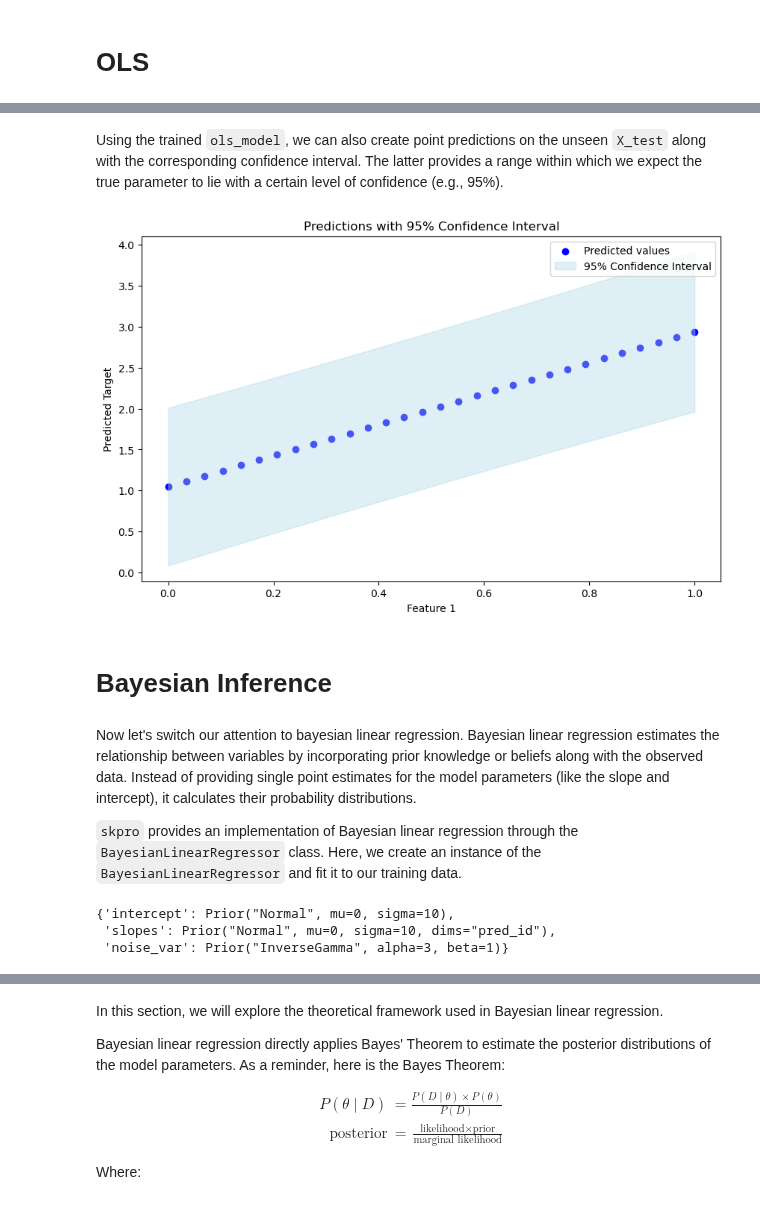
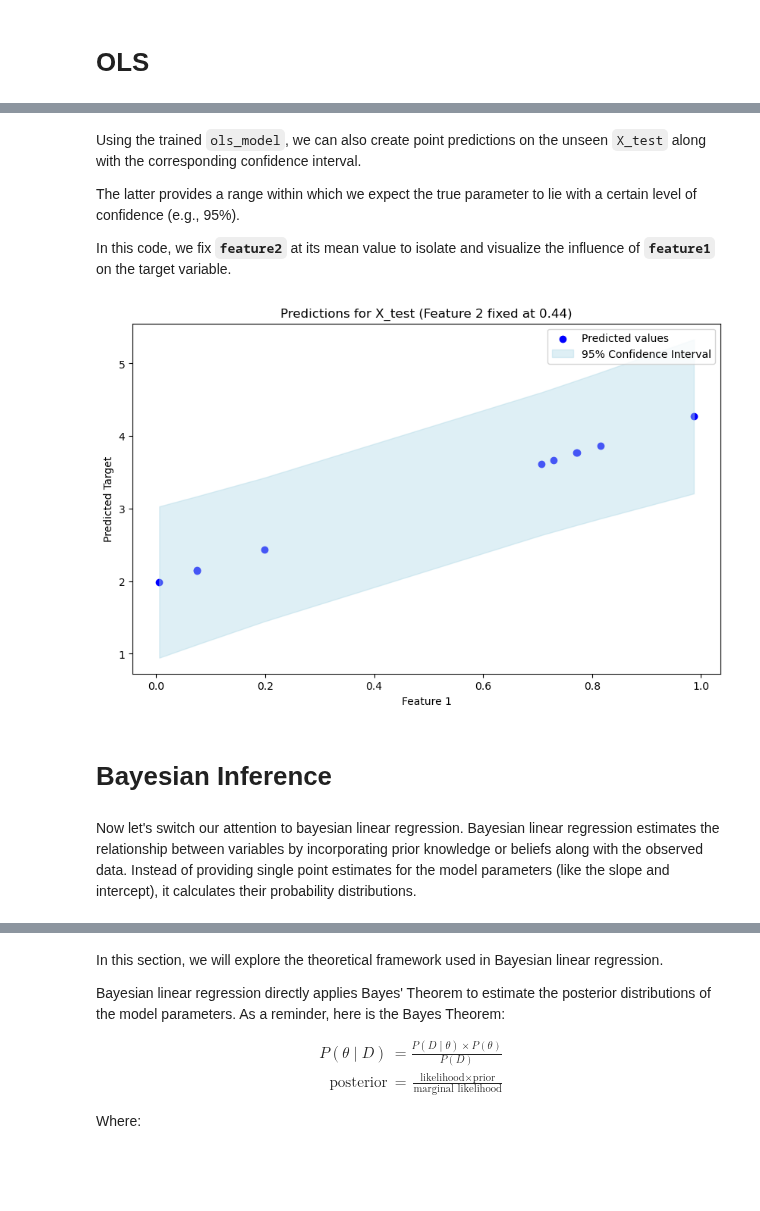
Before and after one commit to sktime/skpro, a Jupyter notebook: examples/04_BayesianLinearRegressor.ipynb, the cells around one changed output, grey strips where cells are left out. Saved outputs shown, nothing was run; the diff lists cells and outputs as text; code cells hidden in the pictures; blank space fills up the shorter version.

```diff
--- a/examples/04_BayesianLinearRegressor.ipynb
+++ b/examples/04_BayesianLinearRegressor.ipynb
@@ -107,6 +211,13 @@ We will also create synthetic testing data to evaluate the models' performance o
 # %%
-# Generate new data points for prediction
-N_test = 30
-X_test = pd.DataFrame({"feature1": np.linspace(0, 1, N_test)})
-X_test.head()
+# Generate new data points for prediction with 2 features
+N_test = 10
+X_test = pd.DataFrame(
+    {
+        "feature1": np.random.uniform(0, 1, N_test),
+        "feature2": np.random.uniform(0, 1, N_test),
+    }
+)
+
+# Display the first few rows of X_test
+style_df(X_test.head())
 # %% [output]
@@ -156,38 +285,54 @@ Standard deviation of residuals: 0.46
 # %% [markdown]
 
-Using the trained `ols_model`,  we can also create point predictions on the unseen `X_test` along with the corresponding confidence interval. The latter provides a range within which we expect the true parameter to lie with a certain level of confidence (e.g., 95%).
+Using the trained `ols_model`,  we can also create point predictions on the unseen `X_test` along with the corresponding confidence interval.
+
+The latter provides a range within which we expect the true parameter to lie with a certain level of confidence (e.g., 95%).
+
+In this code, we fix **`feature2`** at its mean value to isolate and visualize the influence of **`feature1`** on the target variable.
 # %%
-# Predict y_test using the linear model
-X_test_with_const = sm.add_constant(X_test)
-predictions = ols_model.get_prediction(X_test_with_const)
-pred_summary = predictions.summary_frame(alpha=0.05)
+# Fix feature2 at its mean
+feature2_constant = X_test["feature2"].mean()
+
+# Create a new test dataset with feature2 fixed at the constant value
+X_test_fixed_feature2 = X_test.copy()
+X_test_fixed_feature2["feature2"] = feature2_constant
+
+# Predict y_test using the linear model after adding constant
+predictions_fixed_feature2 = ols_model.get_prediction(
+    sm.add_constant(X_test_fixed_feature2, has_constant="add")
+)
+pred_summary_fixed_feature2 = predictions_fixed_feature2.summary_frame(alpha=0.05)
 
 # Extract predicted values and confidence intervals
-y_test_pred = pred_summary["mean"]
-conf_int_lower = pred_summary["obs_ci_lower"]
-conf_int_upper = pred_summary["obs_ci_upper"]
+y_test_pred_fixed_feature2 = pred_summary_fixed_feature2["mean"]
+conf_int_lower_fixed_feature2 = pred_summary_fixed_feature2["obs_ci_lower"]
+conf_int_upper_fixed_feature2 = pred_summary_fixed_feature2["obs_ci_upper"]
+
+sorted_indices = np.argsort(X_test["feature1"])
+X_test_sorted = X_test["feature1"].iloc[sorted_indices]
+y_test_pred_sorted = y_test_pred_fixed_feature2.iloc[sorted_indices]
+conf_int_lower_sorted = conf_int_lower_fixed_feature2.iloc[sorted_indices]
+conf_int_upper_sorted = conf_int_upper_fixed_feature2.iloc[sorted_indices]
 
 # Plot the predictions with the confidence intervals
 plt.figure(figsize=(10, 6))
-plt.scatter(X_test["feature1"], y_test_pred, color="blue", label="Predicted values")
+plt.scatter(X_test_sorted, y_test_pred_sorted, color="blue", label="Predicted values")
 plt.fill_between(
-    X_test["feature1"],
-    conf_int_lower,
-    conf_int_upper,
+    X_test_sorted,
+    conf_int_lower_sorted,
+    conf_int_upper_sorted,
     color="lightblue",
     alpha=0.4,
     label="95% Confidence Interval",
 )
 plt.xlabel("Feature 1")
 plt.ylabel("Predicted Target")
-plt.title("Predictions with 95% Confidence Interval")
+plt.title(f"Predictions for X_test (Feature 2 fixed at {feature2_constant:.2f})")
 plt.legend()
 plt.show()
 # %% [output]
-[figure, old version]
+[figure, new version]
 # %% [markdown]
 # Bayesian Inference
 # %% [markdown]
 Now let's switch our attention to bayesian linear regression. Bayesian linear regression estimates the relationship between variables by incorporating prior knowledge or beliefs along with the observed data. Instead of providing single point estimates for the model parameters (like the slope and intercept), it calculates their probability distributions.
-
-`skpro` provides an implementation of Bayesian linear regression through the `BayesianLinearRegressor` class. Here, we create an instance of the `BayesianLinearRegressor` and fit it to our training data.
@@ -197,7 +338,0 @@ y_train.columns = ["target"]
-# %%
-bayes_model = BayesianLinearRegressor()
-bayes_model.default_prior_config
-# %% [output]
-{'intercept': Prior("Normal", mu=0, sigma=10),
- 'slopes': Prior("Normal", mu=0, sigma=10, dims="pred_id"),
- 'noise_var': Prior("InverseGamma", alpha=3, beta=1)}
```
Also changed, not shown: parts of 78 cells of this notebook.
